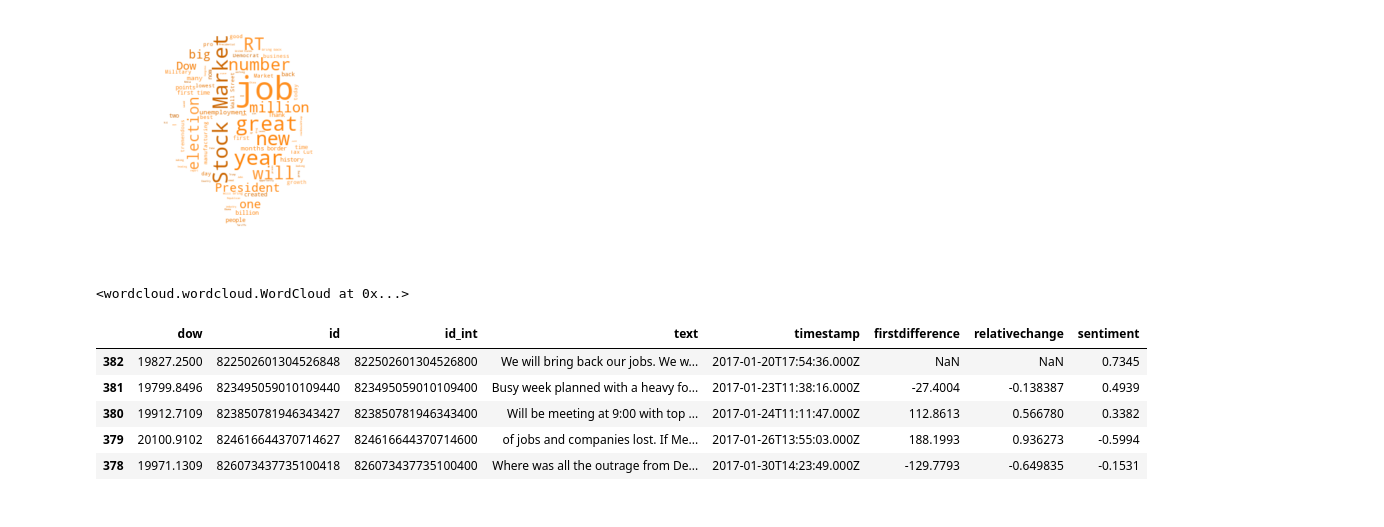
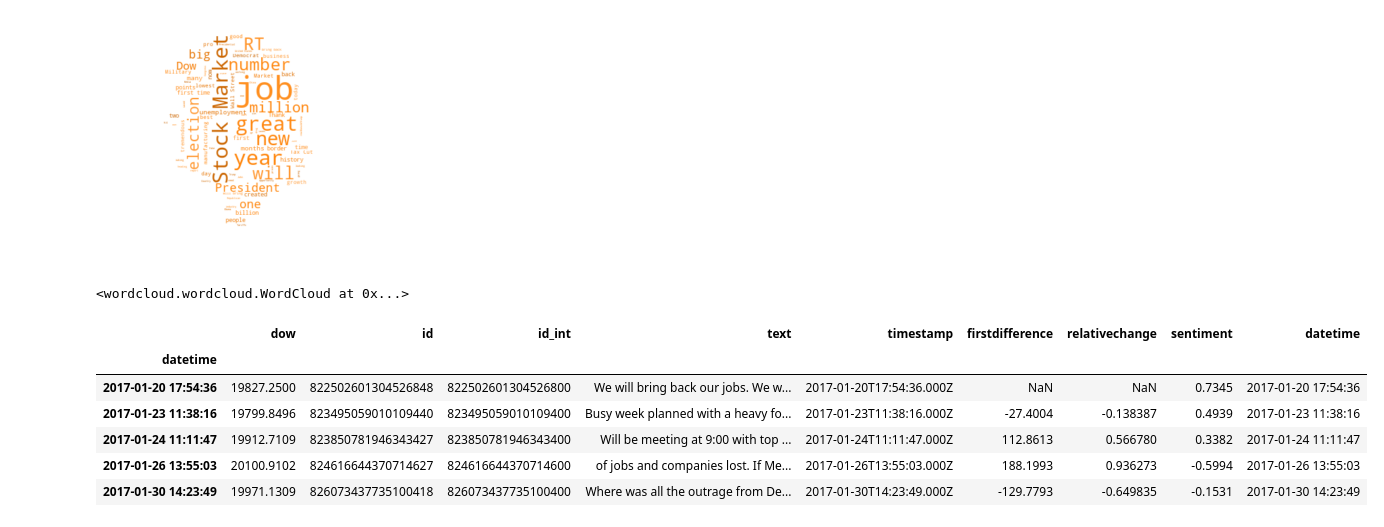
Before and after one commit to BjornCilleborg/sds2019, a Jupyter notebook: EXAM PROJECT/Exam Project.ipynb, the cells around one changed output. Drawn from its saved outputs; the diff is of its cells as text; code cells hidden in the pictures.

```diff
--- a/EXAM PROJECT/Exam Project.ipynb
+++ b/EXAM PROJECT/Exam Project.ipynb
@@ -242,0 +63,6 @@ wordcloud.to_file("wordcloud.png") # save file
+# %%
+
+url = 'https://www.bloomberg.com/bbg-gfx/trump-market-tweets-vs-dow/main.json' # json format
+r, call_id = connector.get(url, 'Bloomberg - Tweets')
+json_file = r.json()
+df_bloom = pd
@@ -242,0 +73,17 @@ wordcloud.to_file("wordcloud.png") # save file
+# %%
+# Creating and manipulating dataframes
+# Main dataframe
+df = pd.DataFrame(data)
+date = [i[2]+i[1]+i[-1]+'-'+i[3] for i in df['created_at'].str.split(' ')] # slice date
+df['datetime'] = date
+df['datetime'] = pd.to_datetime(df['datetime'], format='%d%b%Y-%H:%M:%S') # format datetime
+#df = df[(df['datetime'] > '2017-01-20')] # filter by relevant date
+df = df.query("is_retweet == False") # drop retweets
+df = df.reset_index(drop=True).sort_values(by=['datetime']) # set index to date
+df.index = df['datetime']
+
+# Tweets related to the economy
+with open('bloomberg2.txt') as jdata:
+    jsondata=json.load(jdata)
+    df_bloom=pd.DataFrame(jsondata)
+    df_bloom['sentiment'] = [sentiment_analyzer_scores(tweet)['compound'] for tweet in df_bloom['text']]
@@ -501,18 +499,24 @@ Name: sentiment, dtype: float64
 # %%
 # load the json file using utf-8 encoding
 data = json.load(codecs.open('bloomberg.json', 'r', 'utf-8-sig'))
 
 df_bloom = pd.DataFrame(data) # load data frame
 df_bloom = df_bloom.sort_values(by='timestamp') # chronological order since inception
 df_bloom['firstdifference'] = df_bloom['dow'] - df_bloom['dow'].shift() # first DJIA change since last row
 df_bloom['relativechange'] = (df_bloom['dow'] - df_bloom['dow'].shift())/df_bloom['dow']*100 # relative change
 df_bloom['sentiment'] = [sentiment_analyzer_scores(tweet)['compound'] for tweet in df_bloom['text']] # sentiment (VADER)
+date = [i[0]+'-'+i[1][:8] for i in df_bloom['timestamp'].str.split('T')] # slice date
+df_bloom['datetime'] = date
+df_bloom['datetime'] = pd.to_datetime(df_bloom['datetime'], format='%Y-%m-%d-%H:%M:%S') # format datetime
+df_bloom['datetime']
+df_bloom.index = df_bloom['datetime']
 display(df_bloom.head())
 # %% [output]
-|  | dow | id | id_int | text | timestamp | firstdifference | relativechange | sentiment |
-| 382 | 19827.2500 | 822502601304526848 | 822502601304526800 | We will bring back our jobs. We w... | 2017-01-20T17:54:36.000Z | NaN | NaN | 0.7345 |
-| 381 | 19799.8496 | 823495059010109440 | 823495059010109400 | Busy week planned with a heavy fo... | 2017-01-23T11:38:16.000Z | -27.4004 | -0.138387 | 0.4939 |
-| 380 | 19912.7109 | 823850781946343427 | 823850781946343400 | Will be meeting at 9:00 with top ... | 2017-01-24T11:11:47.000Z | 112.8613 | 0.566780 | 0.3382 |
-| 379 | 20100.9102 | 824616644370714627 | 824616644370714600 | of jobs and companies lost. If Me... | 2017-01-26T13:55:03.000Z | 188.1993 | 0.936273 | -0.5994 |
-| 378 | 19971.1309 | 826073437735100418 | 826073437735100400 | Where was all the outrage from De... | 2017-01-30T14:23:49.000Z | -129.7793 | -0.649835 | -0.1531 |
+|  | dow | id | id_int | text | timestamp | firstdifference | relativechange | sentiment | datetime |
+| datetime |  |  |  |  |  |  |  |  |  |
+| 2017-01-20 17:54:36 | 19827.2500 | 822502601304526848 | 822502601304526800 | We will bring back our jobs. We w... | 2017-01-20T17:54:36.000Z | NaN | NaN | 0.7345 | 2017-01-20 17:54:36 |
+| 2017-01-23 11:38:16 | 19799.8496 | 823495059010109440 | 823495059010109400 | Busy week planned with a heavy fo... | 2017-01-23T11:38:16.000Z | -27.4004 | -0.138387 | 0.4939 | 2017-01-23 11:38:16 |
+| 2017-01-24 11:11:47 | 19912.7109 | 823850781946343427 | 823850781946343400 | Will be meeting at 9:00 with top ... | 2017-01-24T11:11:47.000Z | 112.8613 | 0.566780 | 0.3382 | 2017-01-24 11:11:47 |
+| 2017-01-26 13:55:03 | 20100.9102 | 824616644370714627 | 824616644370714600 | of jobs and companies lost. If Me... | 2017-01-26T13:55:03.000Z | 188.1993 | 0.936273 | -0.5994 | 2017-01-26 13:55:03 |
+| 2017-01-30 14:23:49 | 19971.1309 | 826073437735100418 | 826073437735100400 | Where was all the outrage from De... | 2017-01-30T14:23:49.000Z | -129.7793 | -0.649835 | -0.1531 | 2017-01-30 14:23:49 |
 # %%
```
Also changed, not shown: parts of 38 cells of this notebook, 2 other files.
